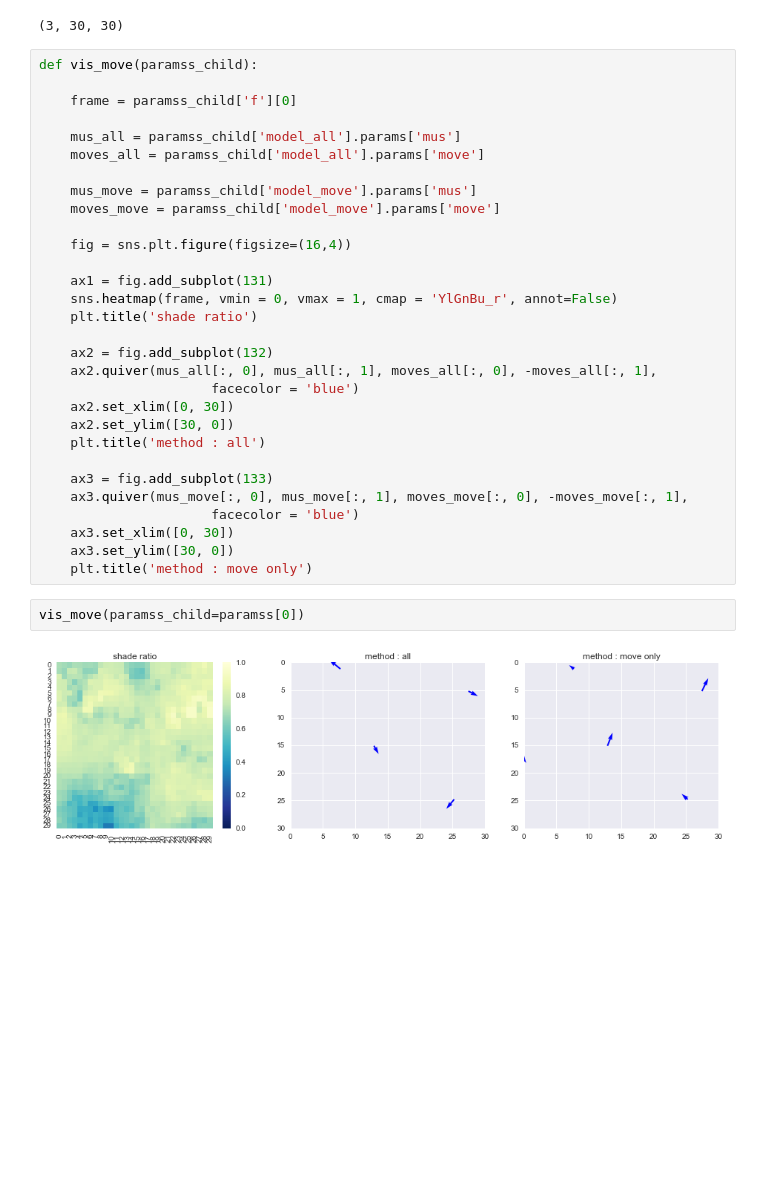
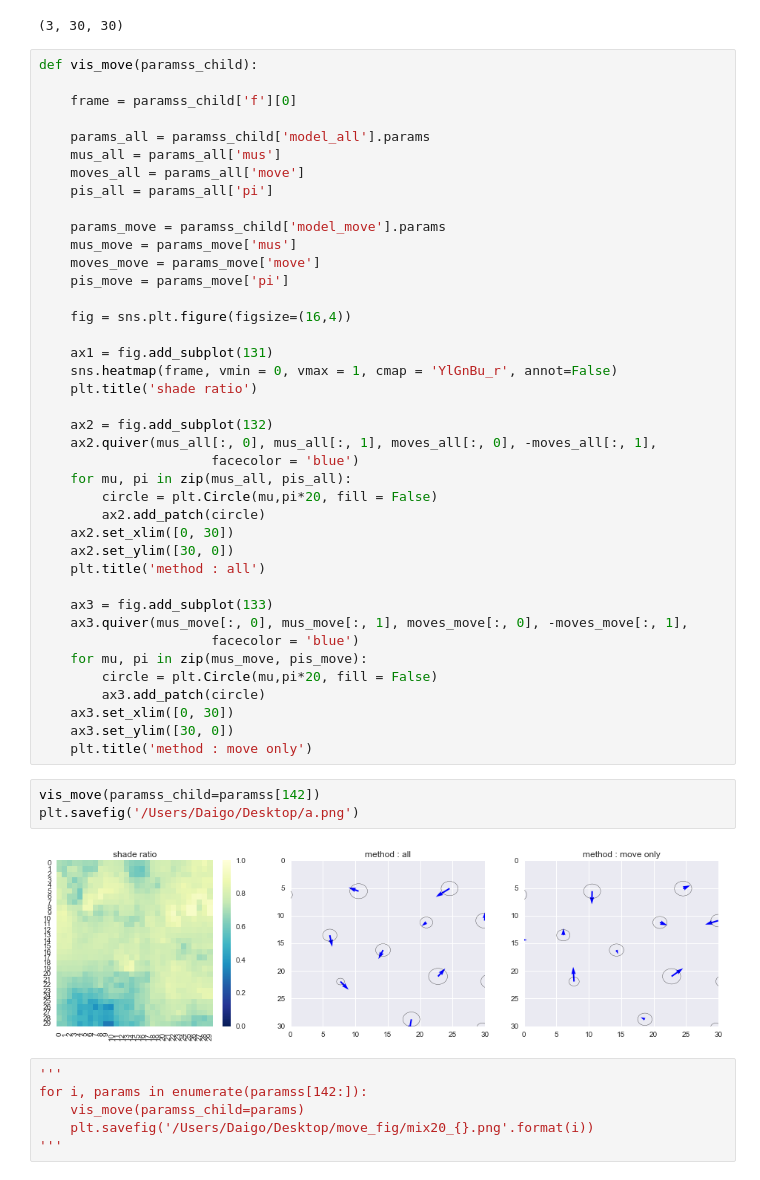
Before and after one commit to daigo0927/ShadeAnalysis, a Jupyter notebook: Exp2_estimate/Consider_move_all.ipynb, the cells around one changed output. Saved outputs shown, nothing was run; the diff lists cells and outputs as text; blank space fills up the shorter version.

Commit message:
draw figures

```diff
--- a/Exp2_estimate/Consider_move_all.ipynb
+++ b/Exp2_estimate/Consider_move_all.ipynb
@@ -79,11 +79,15 @@ def vis_move(paramss_child):
 
     frame = paramss_child['f'][0]
 
-    mus_all = paramss_child['model_all'].params['mus']
-    moves_all = paramss_child['model_all'].params['move']
+    params_all = paramss_child['model_all'].params
+    mus_all = params_all['mus']
+    moves_all = params_all['move']
+    pis_all = params_all['pi']
 
-    mus_move = paramss_child['model_move'].params['mus']
-    moves_move = paramss_child['model_move'].params['move']
+    params_move = paramss_child['model_move'].params
+    mus_move = params_move['mus']
+    moves_move = params_move['move']
+    pis_move = params_move['pi']
 
     fig = sns.plt.figure(figsize=(16,4))
 
@@ -94,6 +98,9 @@ def vis_move(paramss_child):
     ax2 = fig.add_subplot(132)
     ax2.quiver(mus_all[:, 0], mus_all[:, 1], moves_all[:, 0], -moves_all[:, 1],
                       facecolor = 'blue')
+    for mu, pi in zip(mus_all, pis_all):
+        circle = plt.Circle(mu,pi*20, fill = False)
+        ax2.add_patch(circle)
     ax2.set_xlim([0, 30])
     ax2.set_ylim([30, 0])
     plt.title('method : all')
@@ -101,10 +108,20 @@ def vis_move(paramss_child):
     ax3 = fig.add_subplot(133)
     ax3.quiver(mus_move[:, 0], mus_move[:, 1], moves_move[:, 0], -moves_move[:, 1],
                       facecolor = 'blue')
+    for mu, pi in zip(mus_move, pis_move):
+        circle = plt.Circle(mu,pi*20, fill = False)
+        ax3.add_patch(circle)
     ax3.set_xlim([0, 30])
     ax3.set_ylim([30, 0])
     plt.title('method : move only')
-# %%
-vis_move(paramss_child=paramss[0])
-# %% [output]
-[figure, removed]
+# %%
+vis_move(paramss_child=paramss[142])
+plt.savefig('/Users/Daigo/Desktop/a.png')
+# %% [output]
+[figure, added]
+# %%
+'''
+for i, params in enumerate(paramss[142:]):
+    vis_move(paramss_child=params)
+    plt.savefig('/Users/Daigo/Desktop/move_fig/mix20_{}.png'.format(i))
+'''
```
